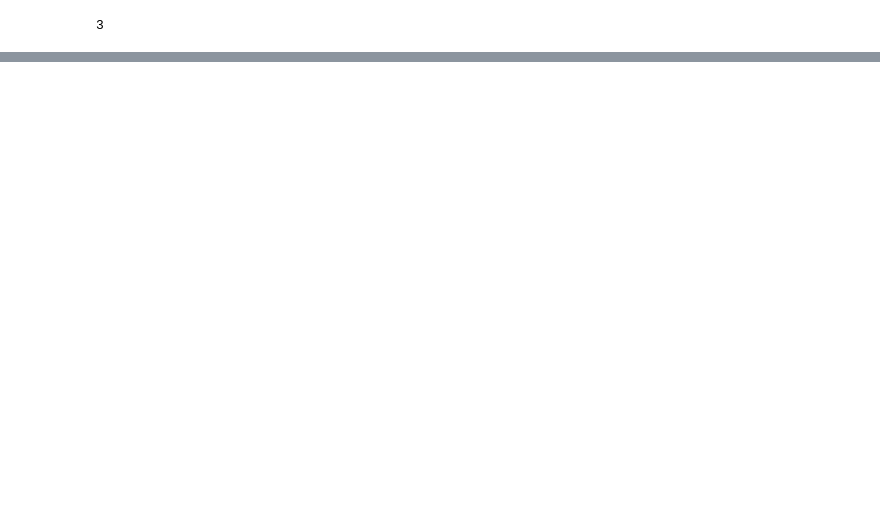
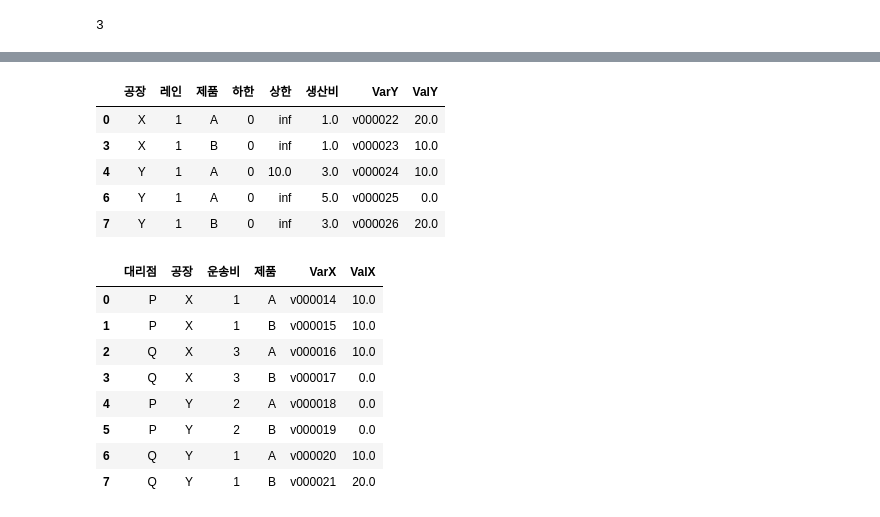
Before and after one commit to kkjjiinn/Python-Practice-100-for-Business-, a Jupyter notebook: 07.ipynb, the cells around one changed output, grey strips where cells are left out. Drawn from its saved outputs; the diff is of its cells as text; code cells hidden in the pictures; blank space fills up the shorter version.

```diff
--- a/07.ipynb
+++ b/07.ipynb
@@ -322,0 +338,9 @@ print(len(df_material.columns))
+# %%
+import numpy as np
+import pandas as pd
+제품 = list("AB")
+대리점 = list('PQ')
+공장 = list('XY')
+레인 = (2,2)
+
+print(제품,대리점,공장,레인)
@@ -322,0 +349,5 @@ print(len(df_material.columns))
+# %%
+# 대리점 - 공장 간 운송비용
+trans_cost = pd.DataFrame( ((j,k) for j in 대리점 for k in 공장), columns = ['대리점','공장'])
+trans_cost['운송비'] = [1,2,3,1]
+trans_cost
@@ -322,0 +360,5 @@ print(len(df_material.columns))
+# %%
+# 각 대리점 제품 수요량
+s_demand = pd.DataFrame( ((j,k) for j in 대리점 for k in 제품), columns = ['대리점','제품'])
+s_demand['수요량'] = [10, 10, 20, 20]
+s_demand
@@ -322,0 +371,9 @@ print(len(df_material.columns))
+# %%
+# 각 공장에서의 제품 생산비용과 생산량(하한: 최소생산량, 상한: 최대생산량)
+supply_cost = pd.DataFrame( ((k,1,i,0,np.inf) for k, nl in zip(공장,레인) for l in range(nl) for i in 제품 ), columns = ['공장', '레인', '제품','하한','상한'])
+
+supply_cost['생산비'] = [1, np.nan, np.nan, 1, 3, np.nan, 5, 3]
+
+supply_cost.dropna(inplace=True)
+supply_cost.loc[4, '상한'] = 10 #4번 인덱스만 상한 설정
+supply_cost
@@ -322,0 +387,22 @@ print(len(df_material.columns))
+# %%
+from ortoolpy import logistics_network
+_, trans_cost2, _ = logistics_network(s_demand, trans_cost, supply_cost,dep = "대리점", dem = "수요량",fac = "공장",
+                                prd = "제품",tcs = "운송비",pcs = "생산비",lwb = "하한",upb = "상한")
+
+display(supply_cost, trans_cost2)
+# %% [output]
+|  | 공장 | 레인 | 제품 | 하한 | 상한 | 생산비 | VarY | ValY |
+| 0 | X | 1 | A | 0 | inf | 1.0 | v000022 | 20.0 |
+| 3 | X | 1 | B | 0 | inf | 1.0 | v000023 | 10.0 |
+| 4 | Y | 1 | A | 0 | 10.0 | 3.0 | v000024 | 10.0 |
+| 6 | Y | 1 | A | 0 | inf | 5.0 | v000025 | 0.0 |
+| 7 | Y | 1 | B | 0 | inf | 3.0 | v000026 | 20.0 |
+|  | 대리점 | 공장 | 운송비 | 제품 | VarX | ValX |
+| 0 | P | X | 1 | A | v000014 | 10.0 |
+| 1 | P | X | 1 | B | v000015 | 10.0 |
+| 2 | Q | X | 3 | A | v000016 | 10.0 |
+| 3 | Q | X | 3 | B | v000017 | 0.0 |
+| 4 | P | Y | 2 | A | v000018 | 0.0 |
+| 5 | P | Y | 2 | B | v000019 | 0.0 |
+| 6 | Q | Y | 1 | A | v000020 | 10.0 |
+| 7 | Q | Y | 1 | B | v000021 | 20.0 |
```
Also changed, not shown: parts of 16 cells of this notebook, 4 other files.
